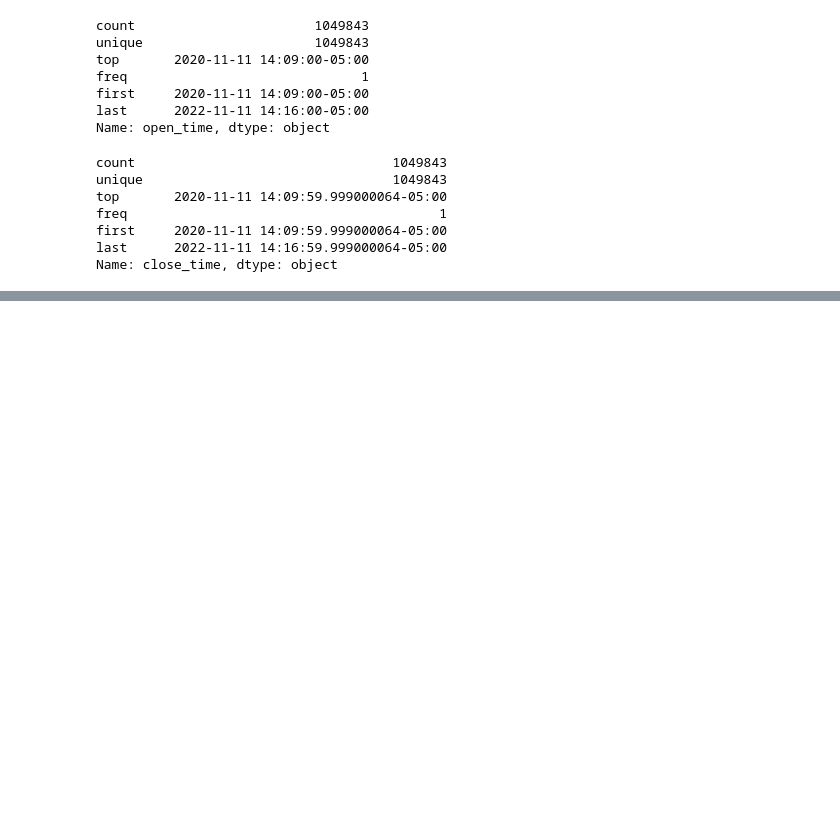
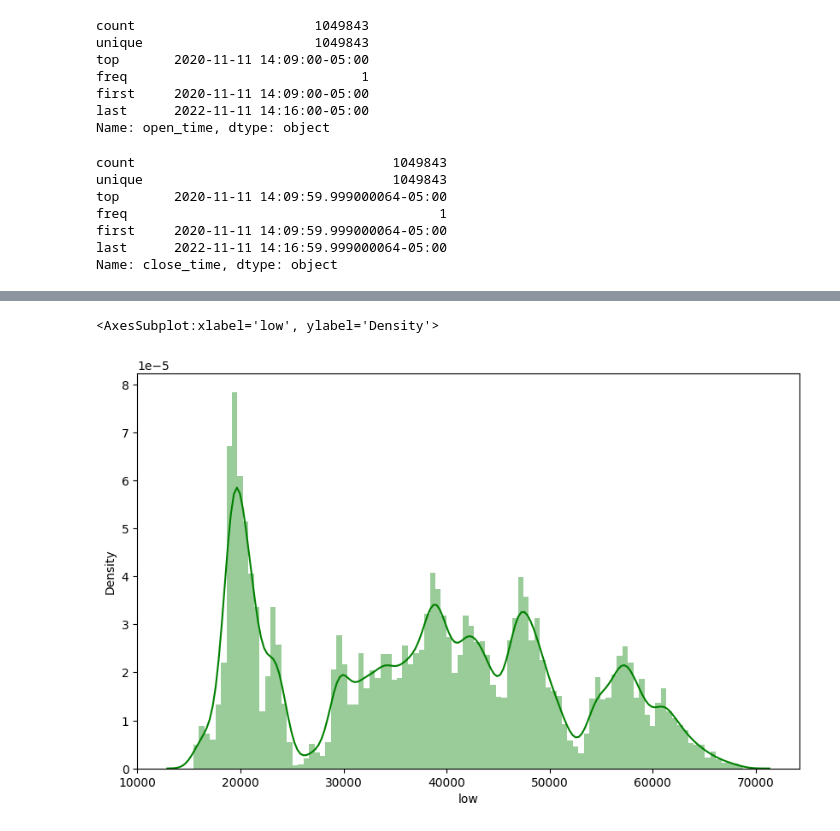
Before and after one commit to An-Tran-2001/Use-Your-Brain-To-Gamble, a Jupyter notebook: Data_normalization.ipynb, the cells around one changed output, grey strips where cells are left out. Drawn from its saved outputs; the diff is of its cells as text; code cells hidden in the pictures; blank space fills up the shorter version.

```diff
--- a/Data_normalization.ipynb
+++ b/Data_normalization.ipynb
@@ -288,0 +323,6 @@ Name: open_time, dtype: object
+# %%
+plt.figure(figsize=(10,6))
+sns.distplot(btcusdt_df['low'], color='g', bins=100, hist_kws={'alpha': 0.4})
+# %% [output]
+<AxesSubplot:xlabel='low', ylabel='Density'>
+[figure, added]
```
Also changed, not shown: parts of 25 cells of this notebook.
